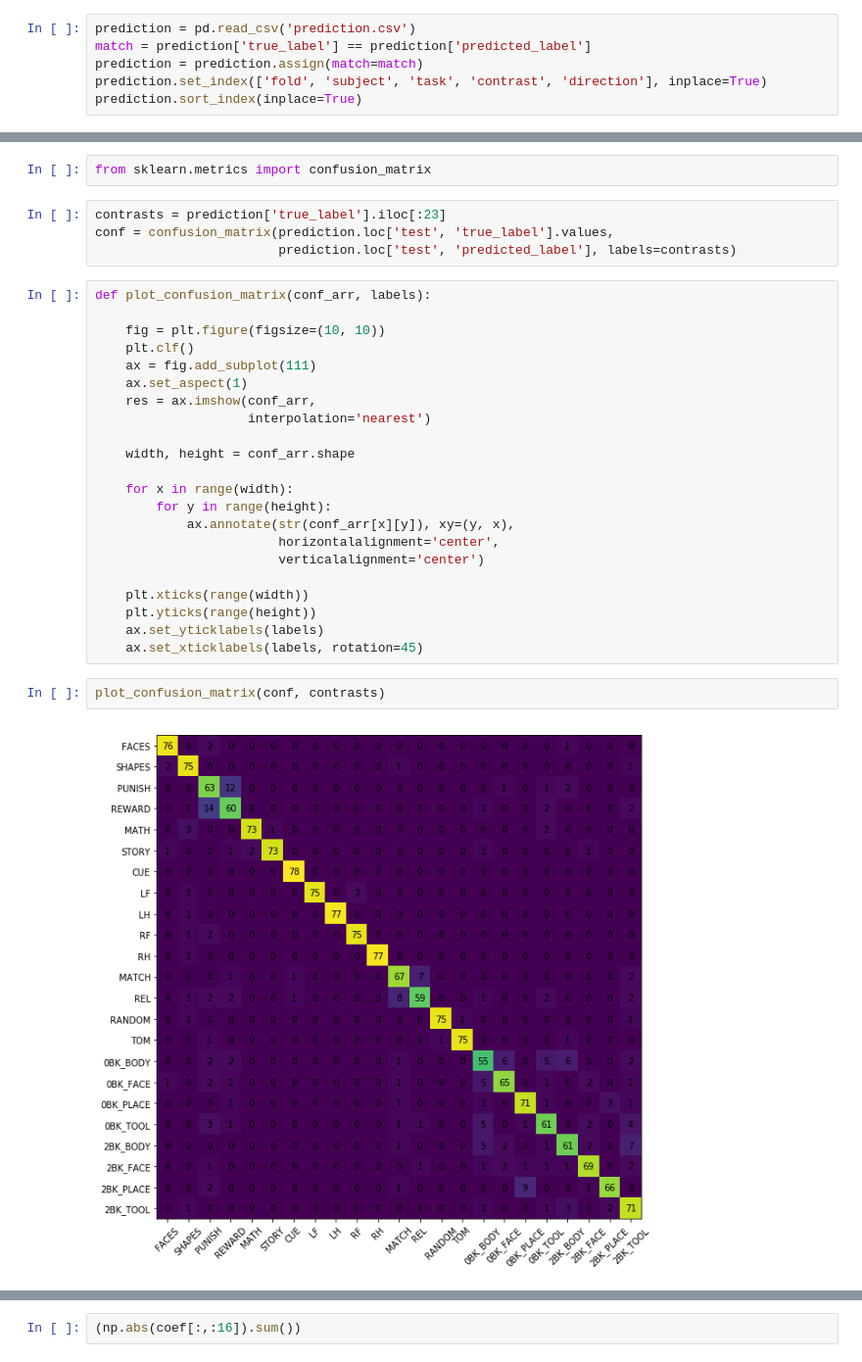
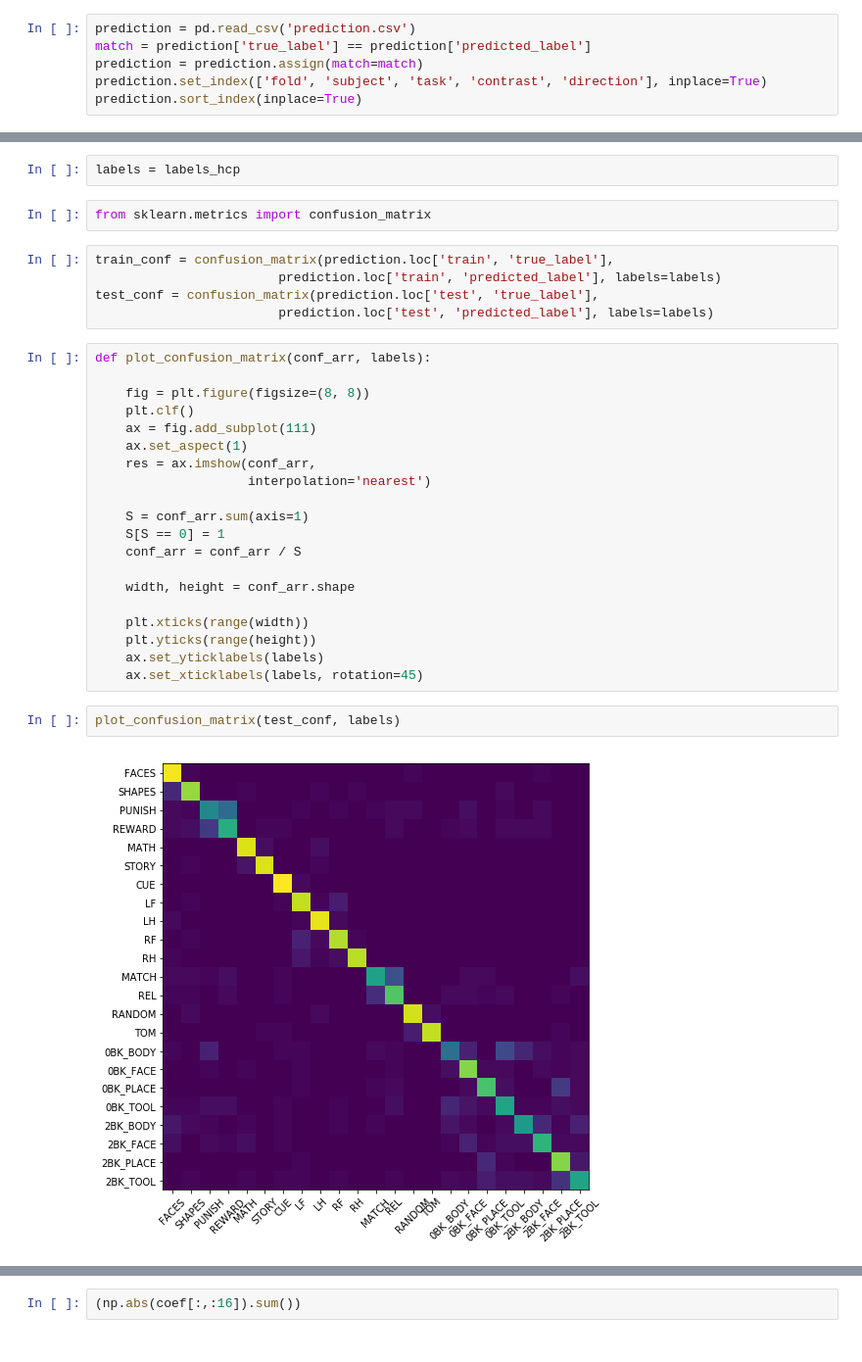
Before and after one commit to arthurmensch/modl, a Jupyter notebook: examples/contrast/analyse_prediction.ipynb, the cells around one changed output, grey strips where cells are left out. Shown at 98% size. Drawn from its saved outputs; the diff is of its cells as text.

```diff
--- a/examples/contrast/analyse_prediction.ipynb
+++ b/examples/contrast/analyse_prediction.ipynb
@@ -71,33 +66,34 @@ Name: match, dtype: float64
+# %%
+labels = labels_hcp
 # %%
 from sklearn.metrics import confusion_matrix
 # %%
-contrasts = prediction['true_label'].iloc[:23]
-conf = confusion_matrix(prediction.loc['test', 'true_label'].values,
-                        prediction.loc['test', 'predicted_label'], labels=contrasts)
+train_conf = confusion_matrix(prediction.loc['train', 'true_label'],
+                        prediction.loc['train', 'predicted_label'], labels=labels)
+test_conf = confusion_matrix(prediction.loc['test', 'true_label'],
+                        prediction.loc['test', 'predicted_label'], labels=labels)
 # %%
 def plot_confusion_matrix(conf_arr, labels):
 
-    fig = plt.figure(figsize=(10, 10))
+    fig = plt.figure(figsize=(8, 8))
     plt.clf()
     ax = fig.add_subplot(111)
     ax.set_aspect(1)
     res = ax.imshow(conf_arr,
                     interpolation='nearest')
 
+    S = conf_arr.sum(axis=1)
+    S[S == 0] = 1
+    conf_arr = conf_arr / S
+
     width, height = conf_arr.shape
-
-    for x in range(width):
-        for y in range(height):
-            ax.annotate(str(conf_arr[x][y]), xy=(y, x),
-                        horizontalalignment='center',
-                        verticalalignment='center')
 
     plt.xticks(range(width))
     plt.yticks(range(height))
     ax.set_yticklabels(labels)
     ax.set_xticklabels(labels, rotation=45)
-# %%
-plot_confusion_matrix(conf, contrasts)
-# %% [output]
-[figure, removed]
+# %%
+plot_confusion_matrix(test_conf, labels)
+# %% [output]
+[figure, added]
 # %%
```
Also changed, not shown: parts of 15 cells of this notebook, 4 other files.
